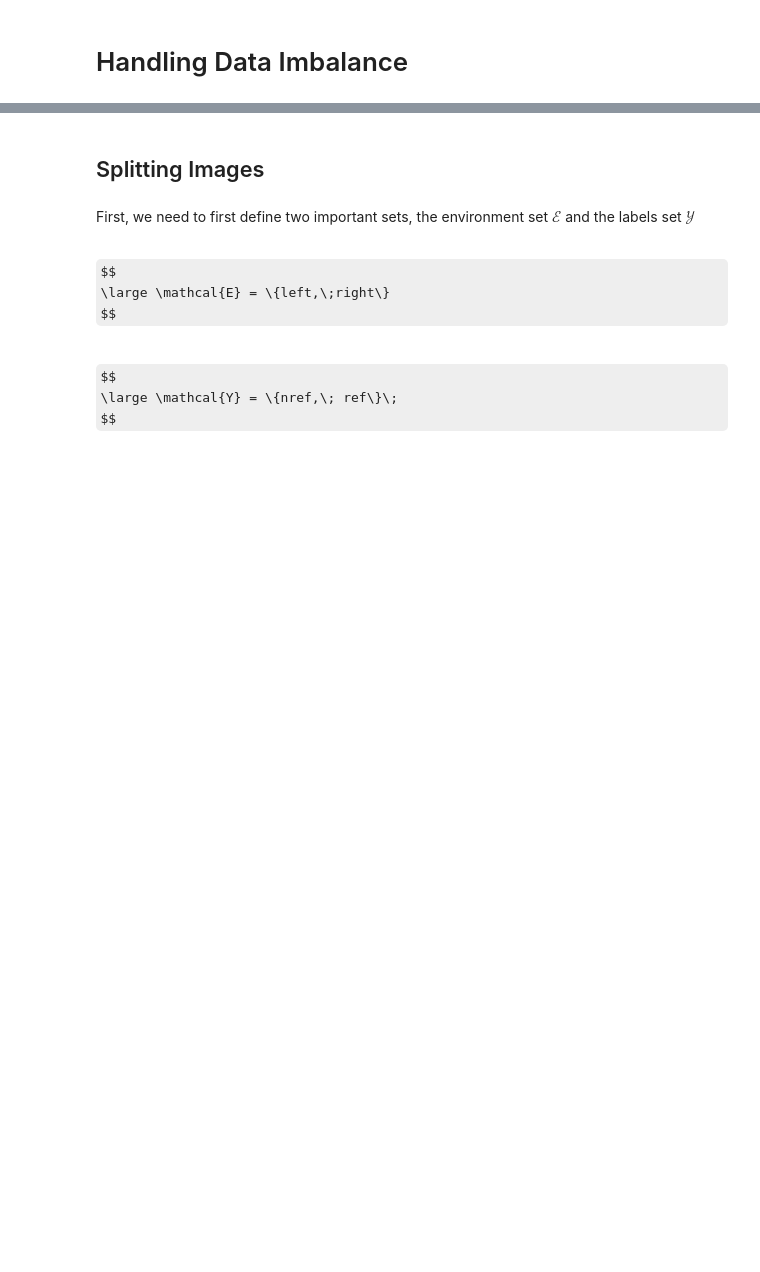
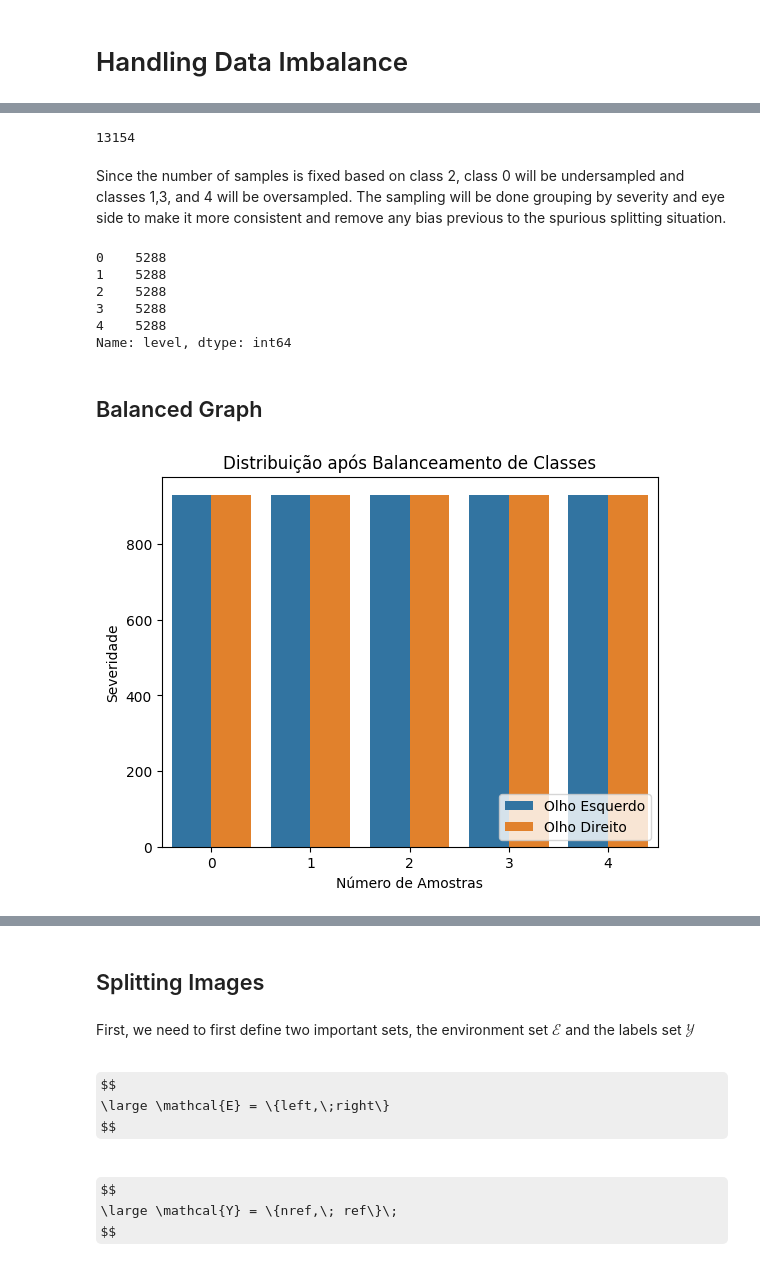
Before and after one commit to Daniel-Arayala/vit-spurious-robustness, a Jupyter notebook: notebooks/SpuriousDataSplitter.ipynb, the cells around one changed output, grey strips where cells are left out. Saved outputs shown, nothing was run; the diff lists cells and outputs as text; code cells hidden in the pictures; some formulas as TeX source; blank space fills up the shorter version.

```diff
--- a/notebooks/SpuriousDataSplitter.ipynb
+++ b/notebooks/SpuriousDataSplitter.ipynb
@@ -134,0 +121,39 @@ Name: groups, dtype: float64
+# %%
+# Getting second highest class since there is a considerable imbalance
+# between class 0 and the other classes
+num_samples_second_highest = label_count.iloc[1].item()
+# Handling odd number (irregularity due to right and left eye of same individual with different DR severities)
+if num_samples_second_highest % 2 != 0:
+    num_samples_second_highest += 1
+# %%
+num_samples_second_highest
+# %% [output]
+13154
+# %% [markdown]
+Since the number of samples is fixed based on class 2, class 0 will be undersampled and classes 1,3, and 4 will be oversampled. The sampling will be done grouping by severity and eye side to make it more consistent and remove any bias previous to the spurious splitting situation.
+# %%
+df_img_info_balanced = df_img_info.groupby(['level', 'side']) \
+                                  .sample(num_samples_second_highest // 2,
+                                          replace=True, random_state=100)
+# %%
+balanced_label_count = df_img_info_balanced['level'].value_counts()
+balanced_label_count
+# %% [output]
+0    5288
+1    5288
+2    5288
+3    5288
+4    5288
+Name: level, dtype: int64
+# %% [markdown]
+## Balanced Graph
+# %%
+#plt.figure(figsize=(8,6))
+sns.countplot(data=df_img_info_balanced, x='level', hue='side')
+plt.title('Distribuição após Balanceamento de Classes')
+plt.xlabel('Número de Amostras')
+plt.legend(loc='lower right', labels=['Olho Esquerdo', 'Olho Direito'])
+plt.ylabel('Severidade')
+plt.show()
+# %% [output]
+[figure, added]
```
Also changed, not shown: parts of 66 cells of this notebook, 8 other files.
